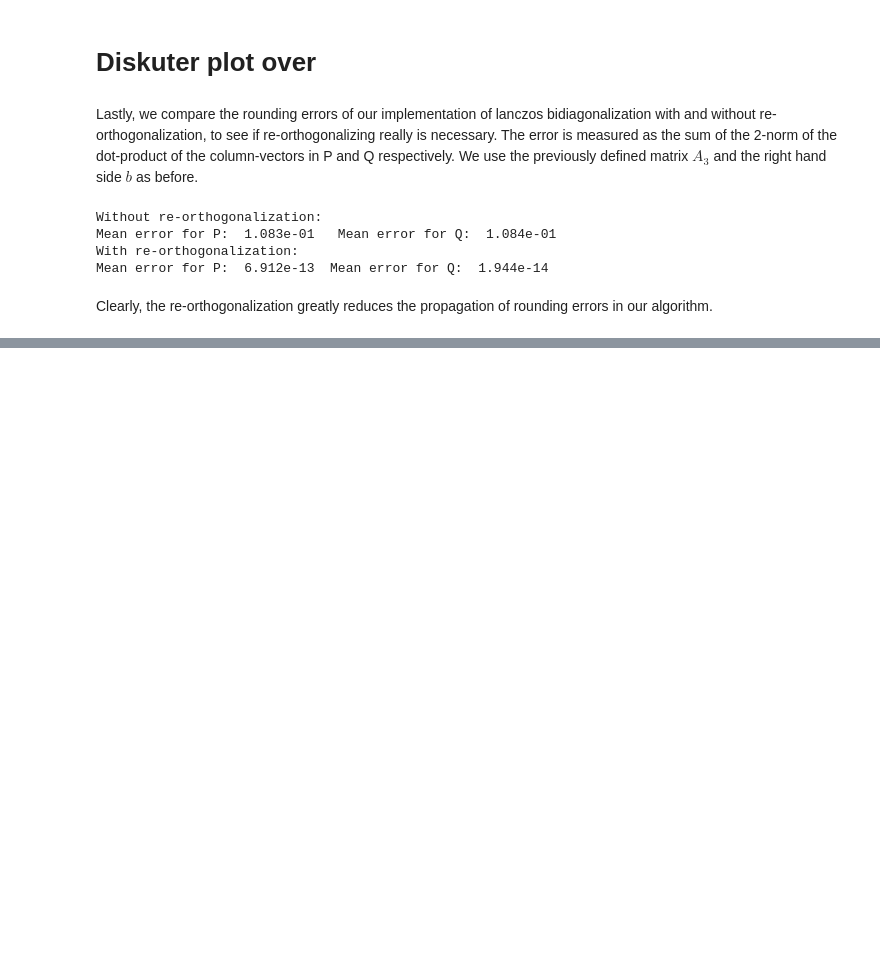
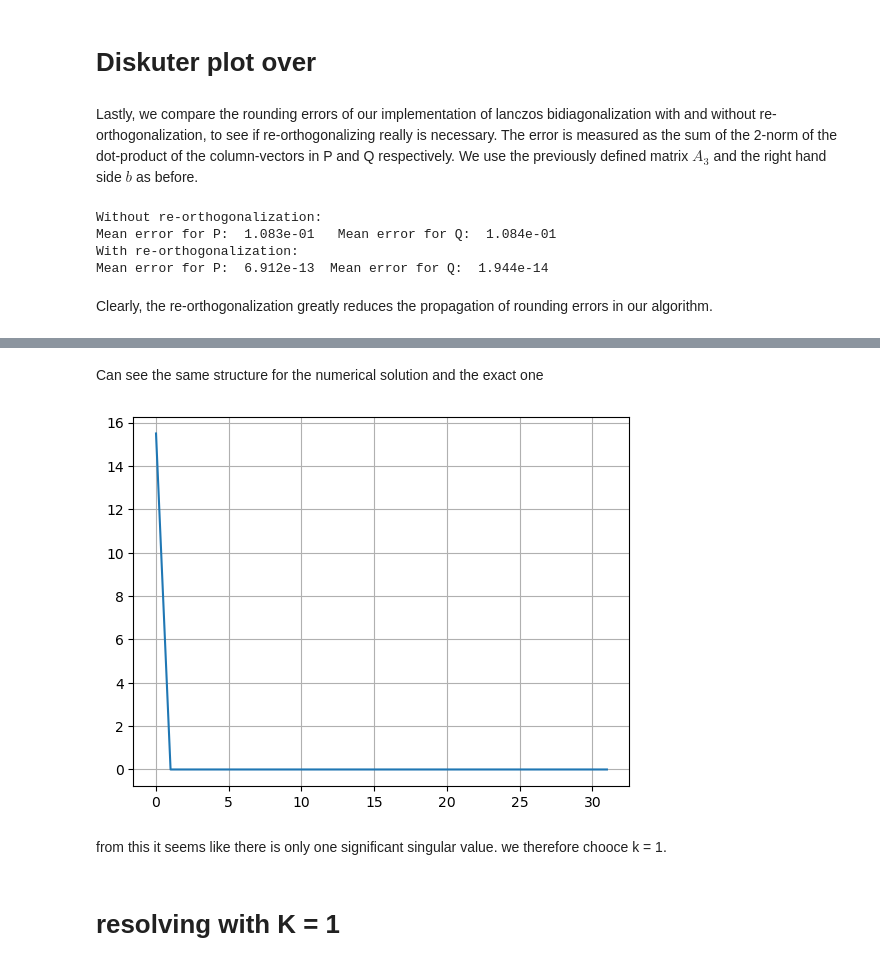
Before and after one commit to albertbayazidi/Dynamic-Low-Rank-Approximations-and-Bidiagonalization, a Jupyter notebook: main.ipynb, the cells around one changed output, grey strips where cells are left out. Drawn from its saved outputs; the diff is of its cells as text; code cells hidden in the pictures; blank space fills up the shorter version.

```diff
--- a/main.ipynb
+++ b/main.ipynb
@@ -44,0 +65,19 @@ Clearly, the re-orthogonalization greatly reduces the propagation of rounding er
+# %% [markdown]
+Can see the same structure for the numerical solution and the exact one
+# %%
+t0 = 0
+N = 32
+
+# Initialize u and u_dot
+m,n = N,N
+u0 = tilr.u_fun(g,m,n)
+S_0 = np.linalg.svd(u0)[1]
+plt.plot(S_0)
+plt.grid()
+plt.show()
+# %% [output]
+[figure, added]
+# %% [markdown]
+from this it seems like there is only one significant singular value. we therefore chooce k = 1.
+# %% [markdown]
+# resolving with K = 1
```
Also changed, not shown: parts of 14 cells of this notebook, 2 other files.
